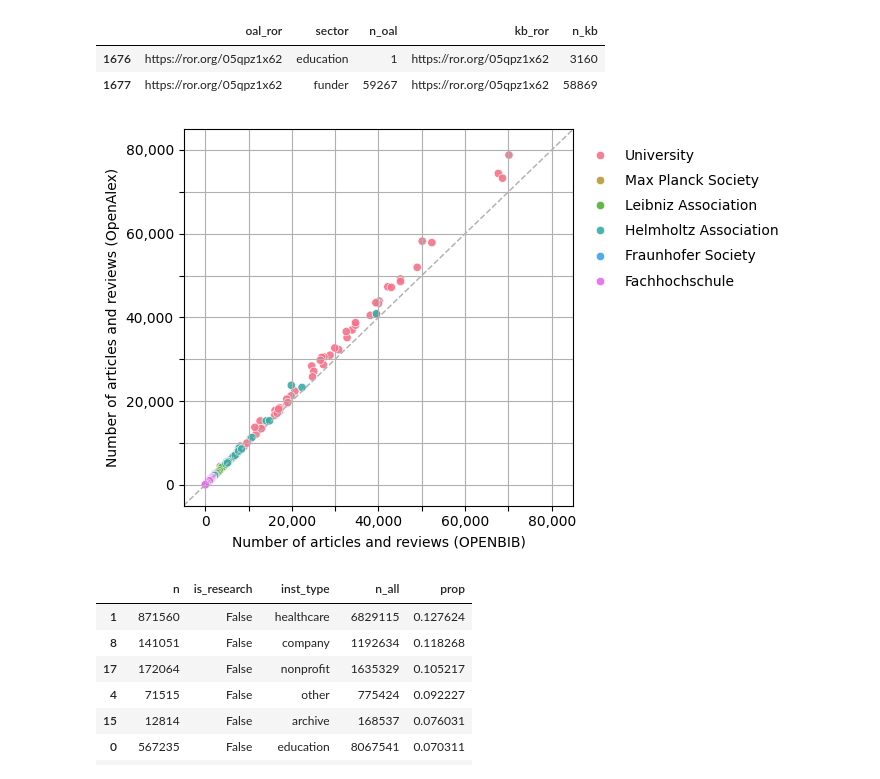
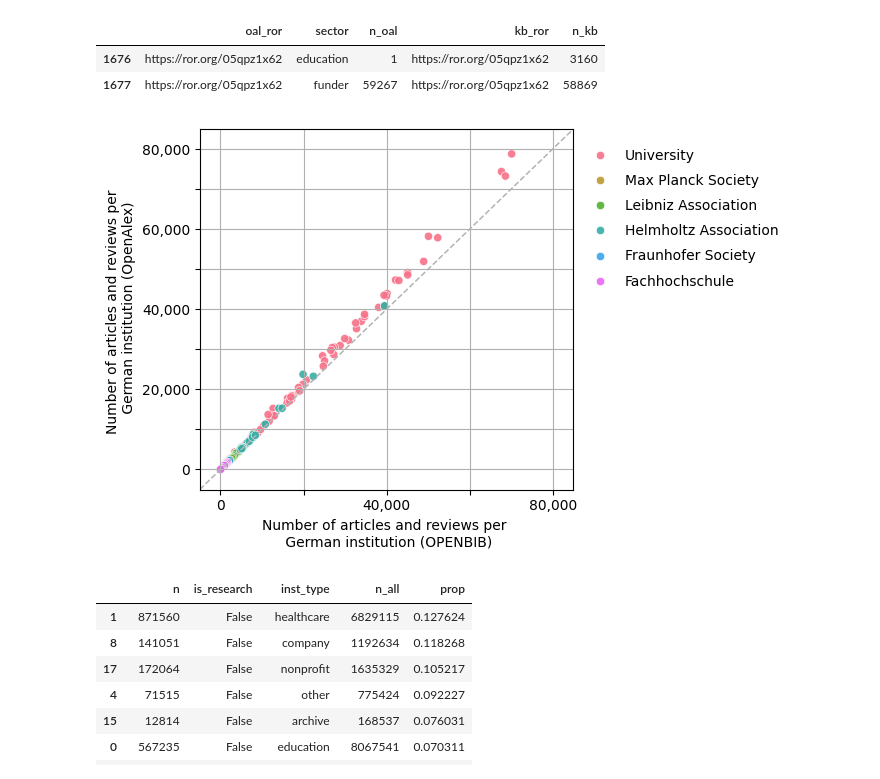
Before and after one commit to kbopenbib/kbopenbib_data, a Jupyter notebook: examples/bigquery_notebook.ipynb, the cells around one changed output. Drawn from its saved outputs; the diff is of its cells as text; code cells hidden in the pictures.

```diff
--- a/examples/bigquery_notebook.ipynb
+++ b/examples/bigquery_notebook.ipynb
@@ -262,35 +258,36 @@ sns.scatterplot(data=doc_sectors_df_plot,
                 palette='husl',
                 hue='sector')
 
 sns.lineplot(x=x,
              y=y,
              color='#b3b3b3a0',
              linestyle='dashed',
              linewidth=1.1,
              alpha=1)
 
 ax.set_xlim(-5000, 85000)
 ax.set_ylim(-5000, 85000)
 
 ax.get_legend().remove()
 
 ax.xaxis.set_major_formatter(StrMethodFormatter('{x:,.0f}'))
 ax.yaxis.set_major_formatter(StrMethodFormatter('{x:,.0f}'))
 
 plt.setp(ax.get_xticklabels()[::2], visible=False)
 plt.setp(ax.get_yticklabels()[::2], visible=False)
 
-ax.set(xlabel='Number of articles and reviews (OPENBIB)', ylabel='Number of articles and reviews (OpenAlex)')
+ax.set(xlabel='Number of articles and reviews per \n German institution (OPENBIB)',
+       ylabel='Number of articles and reviews per \n German institution (OpenAlex)')
 
 lgd = fig.legend(frameon=False,
                  bbox_to_anchor=(1.4, 0.95),
                  labelspacing=0.8)
 
 plt.tight_layout()
 plt.show()
 fig.savefig('document_types_sectors.png', format='png', bbox_inches='tight', dpi=500)
 # %% [output]
-[figure, old version]
+[figure, new version]
 # %%
 doc_sectors_type_df = client.query(f"""
                                     SELECT COUNT(DISTINCT(dt.doi)) AS n, is_research, inst.type AS inst_type
```
Also changed, not shown: parts of 7 cells of this notebook.
